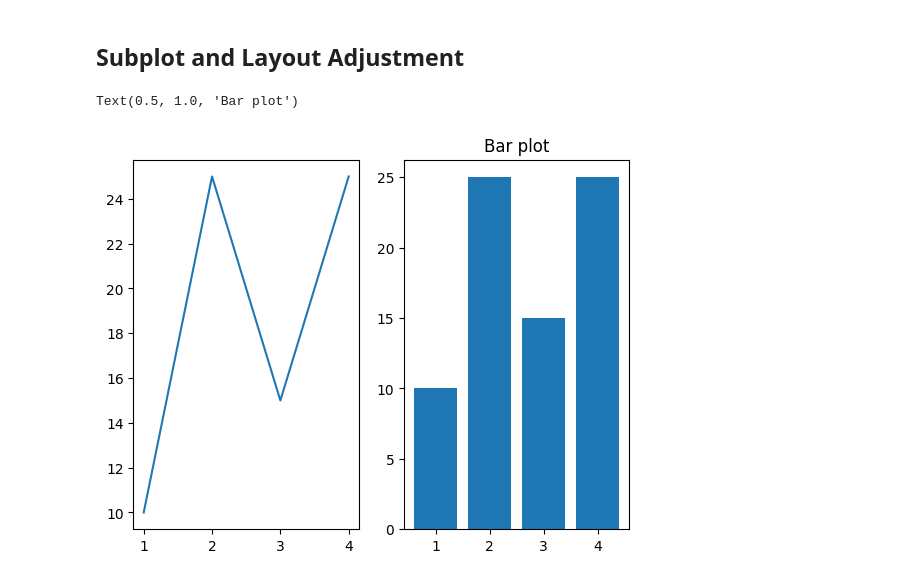
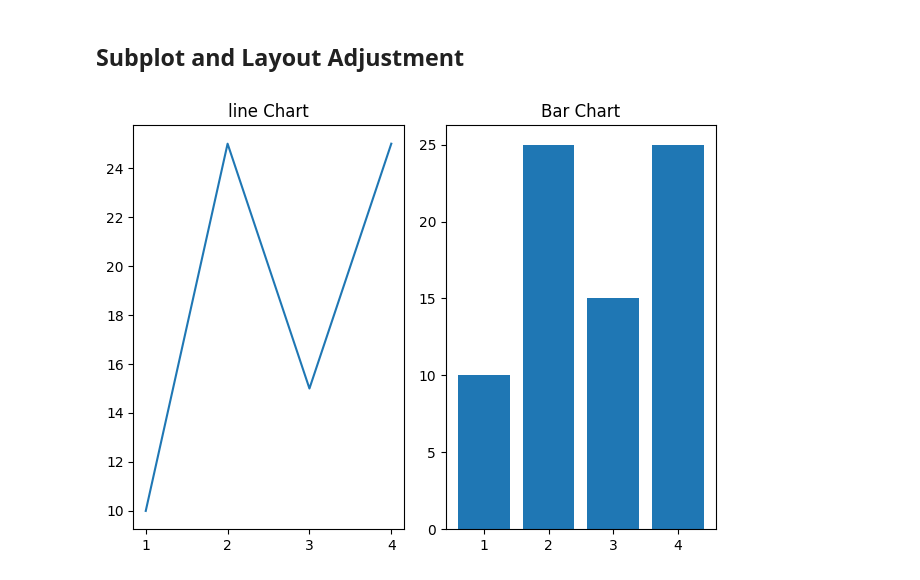
Before and after one commit to aryansapsod/python-, a Jupyter notebook: mlab.ipynb, the cells around one changed output. Cells and saved outputs as stored; diff of their text form; code cells hidden in the pictures.

Commit message:
Adding two charts

```diff
--- a/mlab.ipynb
+++ b/mlab.ipynb
@@ -103,16 +103,17 @@ plt.grid(True)
 # %%
 #plt.sunplot(nrows, ncol, index)
 import matplotlib.pyplot as plt
 
 x=[1,2,3,4]
 y=[10,25,15,25]
 
 plt.subplot(1,2,1)
 plt.plot(x,y)
+plt.title('line Chart')
 plt.subplot(1,2,2)
-plt.title('py plot')
+
 plt.bar(x,y)
-plt.title('Bar plot')
+plt.title('Bar Chart')
+plt.tight_layout()
 # %% [output]
-Text(0.5, 1.0, 'Bar plot')
-[figure, old version]
+[figure, new version]
```
Also changed, not shown: parts of 1 cell of this notebook.
